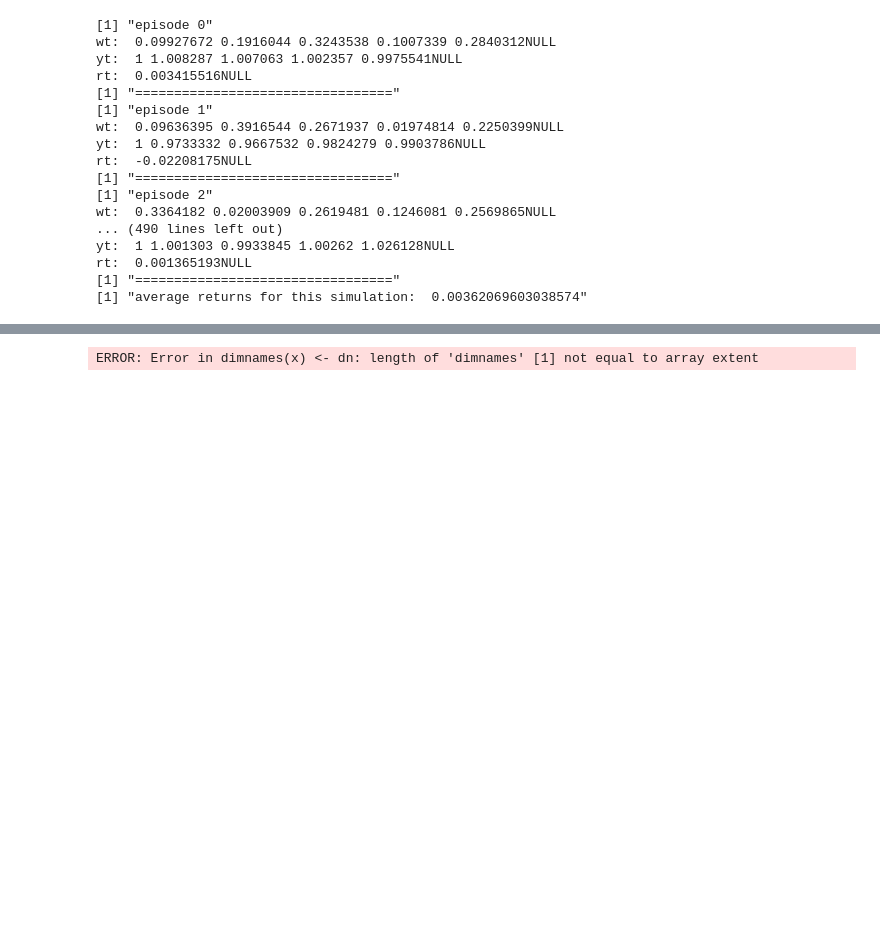
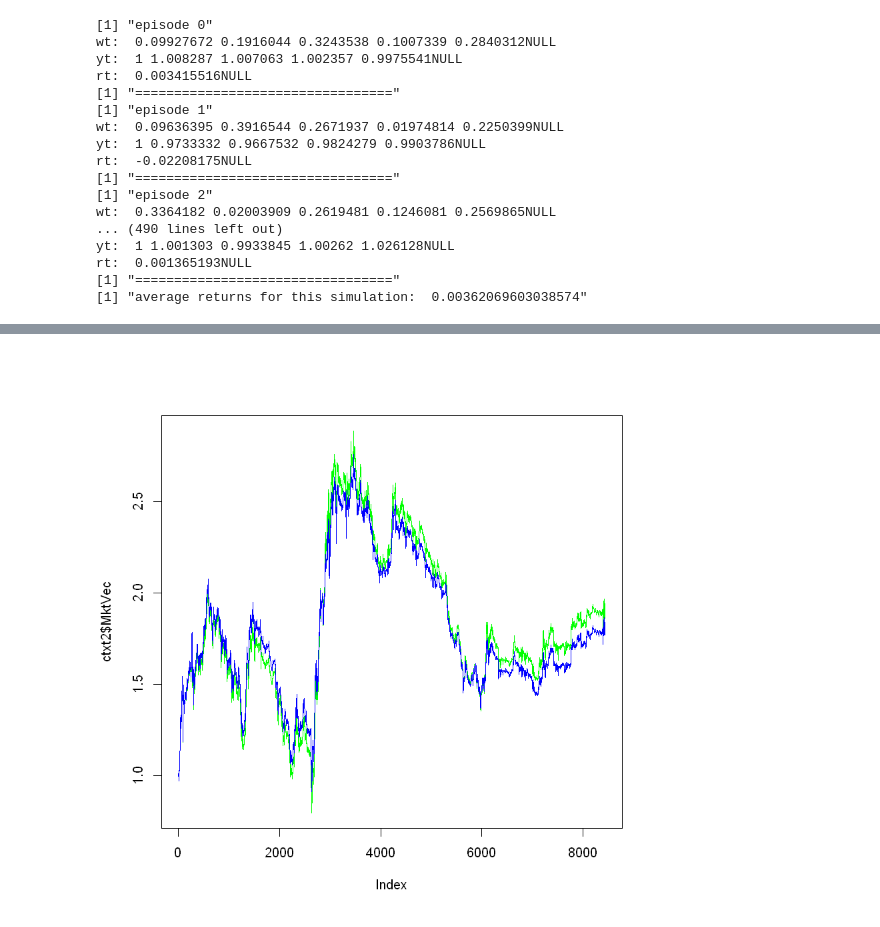
Before and after one commit to mattjliu/STAT-497-Term-Project, a Jupyter notebook: data/Main.ipynb, the cells around one changed output, grey strips where cells are left out. Saved outputs shown, nothing was run; the diff lists cells and outputs as text; code cells hidden in the pictures; blank space fills up the shorter version.

```diff
--- a/data/Main.ipynb
+++ b/data/Main.ipynb
@@ -932,4 +444,5 @@ ERROR: Error in if (piaTheta[1] >= 0.99) {: missing value where TRUE/FALSE neede
-# %%
-OneRunCorridorBaseLine(inittheta = c(log((1/0.999-1)),0),initw = c(0,0,0,0), alphasteptheta = 2^-9,alphastepw = 2^-12,nepis = 100,theseed = 12)
-# %% [output]
-ERROR: Error in dimnames(x) <- dn: length of 'dimnames' [1] not equal to array extent
+# %%
+plot(ctxt2$MktVec,type="l",col="green")
+lines(ctxt2$AgentVec,type="l",col="blue")
+# %% [output]
+[figure, added]
```
Also changed, not shown: parts of 24 cells of this notebook, 4 other files.
